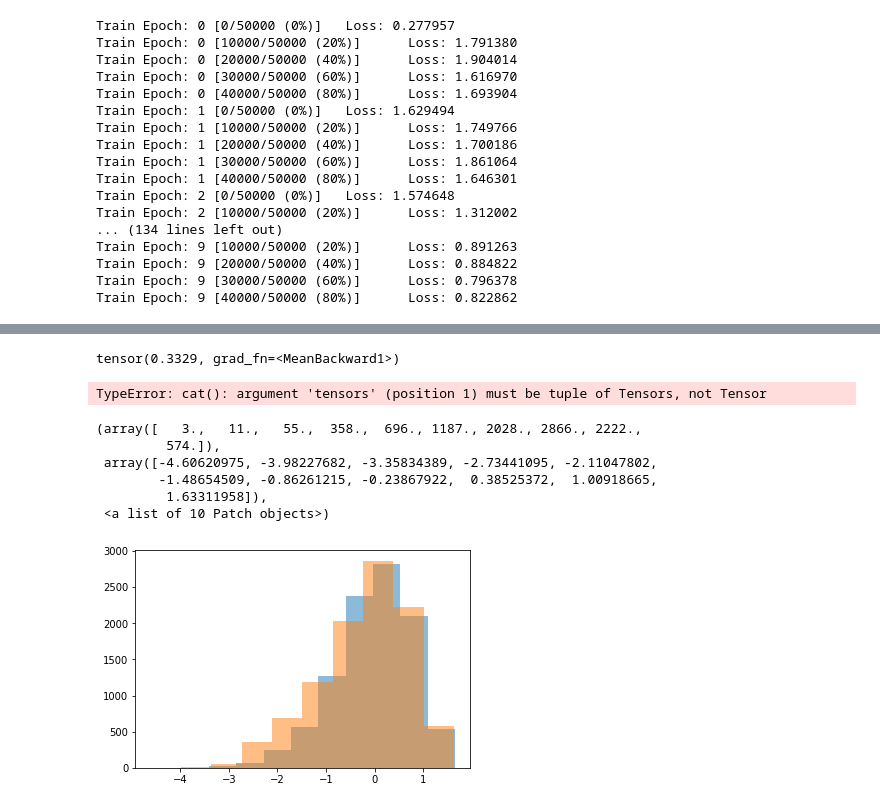
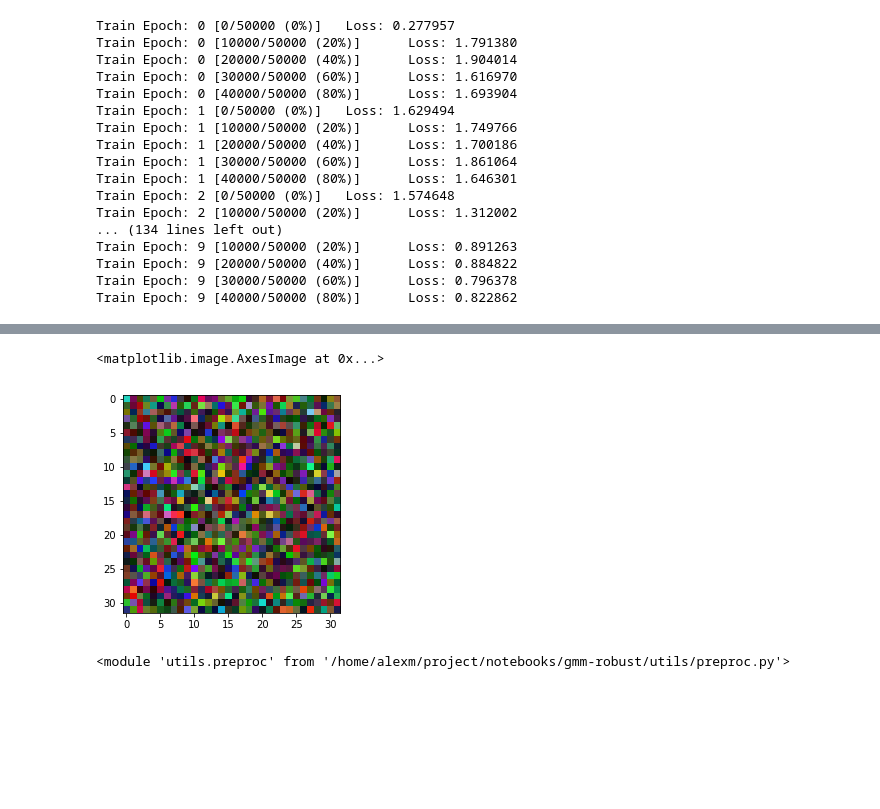
Before and after one commit to AlexMeinke/certified-certain-uncertainty, a Jupyter notebook: GMM-CIFAR10.ipynb, the cells around one changed output, grey strips where cells are left out. Drawn from its saved outputs; the diff is of its cells as text; code cells hidden in the pictures; blank space fills up the shorter version.

```diff
--- a/GMM-CIFAR10.ipynb
+++ b/GMM-CIFAR10.ipynb
@@ -95,5 +86,0 @@ plotting.plot_samples([y], data, dataset='CIFAR10')
-# %%
-like = []
-for data, label in dl.CIFAR10_test_loader:
-    like.append(torch.logsumexp(gmm(data.view(-1, 3072)), 0))
-like = torch.cat(like, 0)
@@ -102,23 +86,0 @@ like = torch.cat(like, 0)
-# %%
-data = enumerate(dl.CIFAR100_test_loader).__next__()[1][0]
-torch.logsumexp(gmm(data.view(-1, 3072)), 0).mean()
-# %% [output]
-tensor(0.3329, grad_fn=<MeanBackward1>)
-# %%
-likeE = []
-for data, label in dl.CIFAR100_test_loader:
-    likeE.append(torch.logsumexp(gmm(data.view(-1, 3072)), 0).detach())
-likeE = torch.cat(likeE, 0)
-# %% [output]
-TypeError: cat(): argument 'tensors' (position 1) must be tuple of Tensors, not Tensor
-# %%
-plt.hist(like.detach().cpu(),  alpha=.5)
-plt.hist(likeE.detach().cpu(), alpha=.5)
-# %% [output]
-(array([   3.,   11.,   55.,  358.,  696., 1187., 2028., 2866., 2222.,
-         574.]),
- array([-4.60620975, -3.98227682, -3.35834389, -2.73441095, -2.11047802,
-        -1.48654509, -0.86261215, -0.23867922,  0.38525372,  1.00918665,
-         1.63311958]),
- <a list of 10 Patch objects>)
-[figure, removed]
@@ -126,0 +87,20 @@ likeE = torch.cat(likeE, 0)
+# %%
+class PermutationNoise(object):
+    def __init__(self):
+        pass
+    def __call__(self, data):
+        shape = data.shape
+        new_data = 0*data
+        for (i, x) in enumerate(data):
+            idx = torch.tensor(np.random.permutation(np.prod(shape[1:])))
+            new_data[i] = (x.view(np.prod(shape[1:]))[idx]).view(shape[1:])
+        return new_data
+# %%
+plt.imshow(PermutationNoise()(data[0]).transpose(0,2))
+# %% [output]
+<matplotlib.image.AxesImage at 0x...>
+[figure, added]
+# %%
+reload(pre)
+# %% [output]
+<module 'utils.preproc' from '/home/alexm/project/notebooks/gmm-robust/utils/preproc.py'>
```
Also changed, not shown: parts of 18 cells of this notebook, 7 other files.
